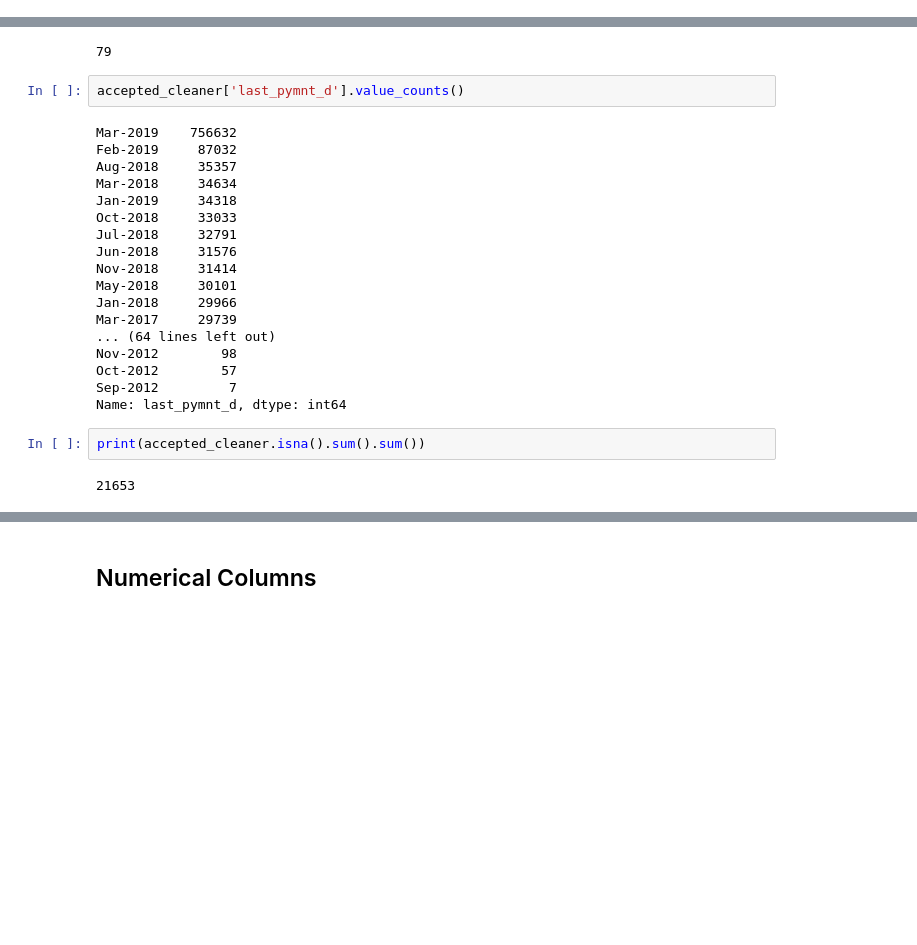
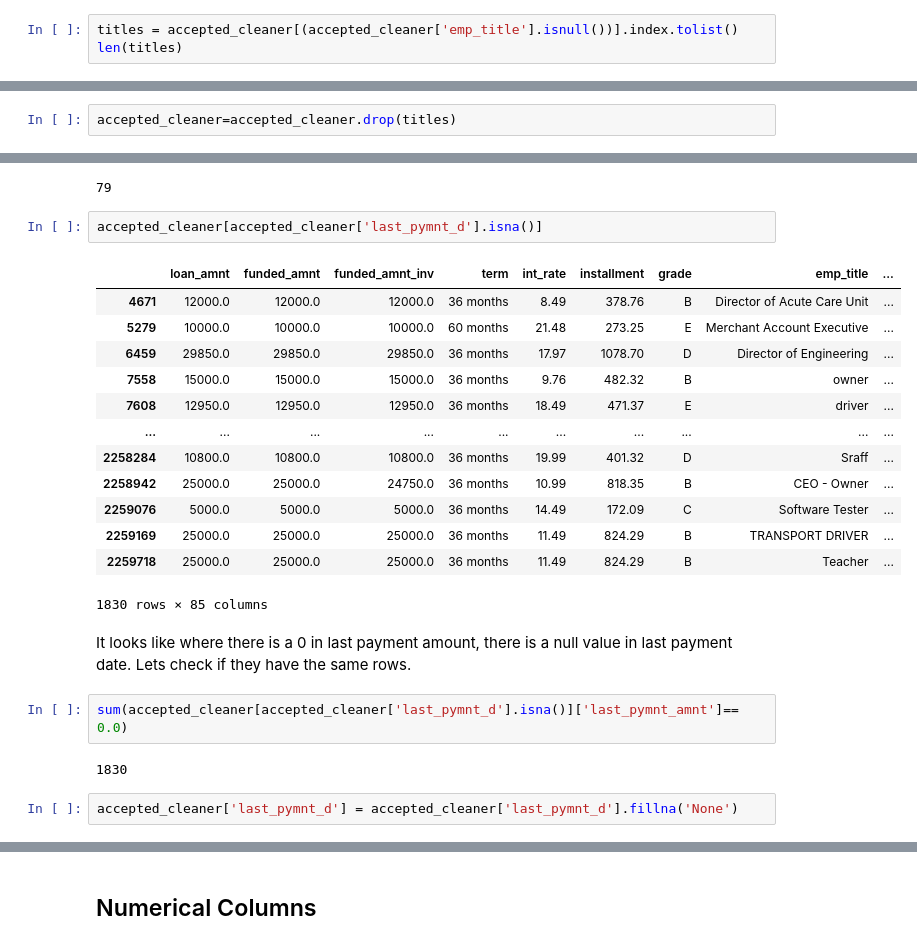
Before and after one commit to devenpatelmac/Loan-Default-Prediction, a Jupyter notebook: capstone.ipynb, the cells around one changed output, grey strips where cells are left out. Cells and saved outputs as stored; diff of their text form; blank space fills up the shorter version.

Commit message:
No more null values

```diff
--- a/capstone.ipynb
+++ b/capstone.ipynb
@@ -560,0 +578,3 @@ accepted_cleaner = accepted_cleaner.drop(employment)
+# %%
+titles = accepted_cleaner[(accepted_cleaner['emp_title'].isnull())].index.tolist()
+len(titles)
@@ -561,3 +583,5 @@ accepted_cleaner = accepted_cleaner.drop(employment)
+# %%
+accepted_cleaner=accepted_cleaner.drop(titles)
 # %% [markdown]
 There might also be many rows with null values in both `bc_open_to_buy` and `bc_util` as they are both referring to bankcards.
 # %% [markdown]
@@ -653,27 +675,27 @@ dtype: int64
 accepted_cleaner['last_pymnt_d'].nunique()
 # %% [output]
 79
-# %%
-accepted_cleaner['last_pymnt_d'].value_counts()
-# %% [output]
-Mar-2019    756632
-Feb-2019     87032
-Aug-2018     35357
-Mar-2018     34634
-Jan-2019     34318
-Oct-2018     33033
-Jul-2018     32791
-Jun-2018     31576
-Nov-2018     31414
-May-2018     30101
-Jan-2018     29966
-Mar-2017     29739
-... (64 lines left out)
-Nov-2012        98
-Oct-2012        57
-Sep-2012         7
-Name: last_pymnt_d, dtype: int64
-# %%
-print(accepted_cleaner.isna().sum().sum())
-# %% [output]
-21653
+# %%
+accepted_cleaner[accepted_cleaner['last_pymnt_d'].isna()]
+# %% [output]
+|  | loan_amnt | funded_amnt | funded_amnt_inv | term | int_rate | installment | grade | emp_title | ... |
+| 4671 | 12000.0 | 12000.0 | 12000.0 | 36 months | 8.49 | 378.76 | B | Director of Acute Care Unit | ... |
+| 5279 | 10000.0 | 10000.0 | 10000.0 | 60 months | 21.48 | 273.25 | E | Merchant Account Executive | ... |
+| 6459 | 29850.0 | 29850.0 | 29850.0 | 36 months | 17.97 | 1078.70 | D | Director of Engineering | ... |
+| 7558 | 15000.0 | 15000.0 | 15000.0 | 36 months | 9.76 | 482.32 | B | owner | ... |
+| 7608 | 12950.0 | 12950.0 | 12950.0 | 36 months | 18.49 | 471.37 | E | driver | ... |
+| ... | ... | ... | ... | ... | ... | ... | ... | ... | ... |
+| 2258284 | 10800.0 | 10800.0 | 10800.0 | 36 months | 19.99 | 401.32 | D | Sraff | ... |
+| 2258942 | 25000.0 | 25000.0 | 24750.0 | 36 months | 10.99 | 818.35 | B | CEO - Owner | ... |
+| 2259076 | 5000.0 | 5000.0 | 5000.0 | 36 months | 14.49 | 172.09 | C | Software Tester | ... |
+| 2259169 | 25000.0 | 25000.0 | 25000.0 | 36 months | 11.49 | 824.29 | B | TRANSPORT DRIVER | ... |
+| 2259718 | 25000.0 | 25000.0 | 25000.0 | 36 months | 11.49 | 824.29 | B | Teacher | ... |
+1830 rows × 85 columns
+# %% [markdown]
+It looks like where there is a 0 in last payment amount, there is a null value in last payment date. Lets check if they have the same rows.
+# %%
+sum(accepted_cleaner[accepted_cleaner['last_pymnt_d'].isna()]['last_pymnt_amnt']== 0.0)
+# %% [output]
+1830
+# %%
+accepted_cleaner['last_pymnt_d'] = accepted_cleaner['last_pymnt_d'].fillna('None')
```
Also changed, not shown: parts of 20 cells of this notebook.
